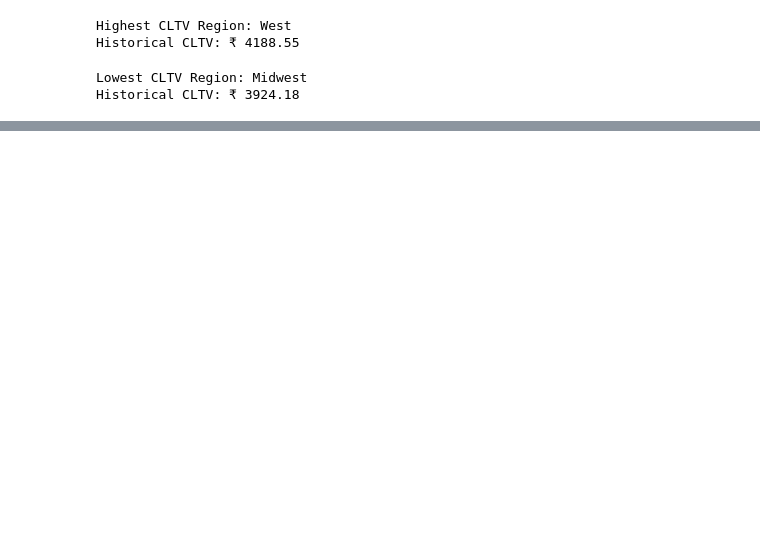
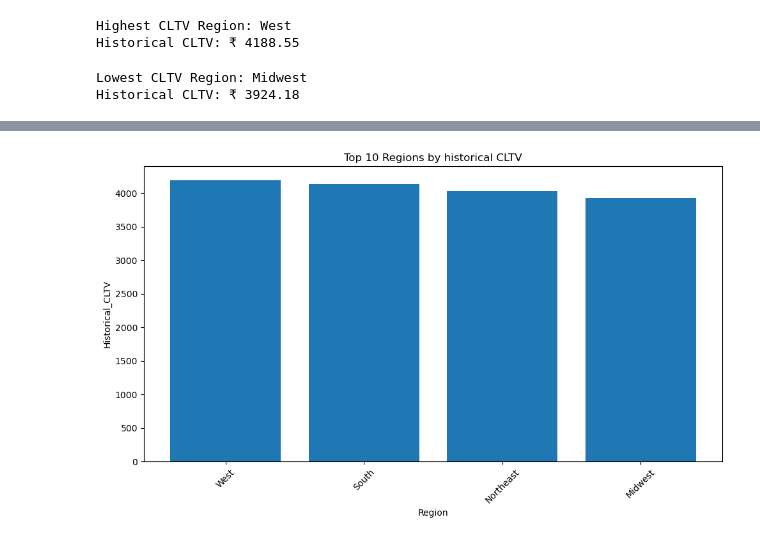
Before and after one commit to Shravani-salunke/Data-Analytics-Project2, a Jupyter notebook: notebook/eda.ipynb, the cells around one changed output, grey strips where cells are left out. Saved outputs shown, nothing was run; the diff lists cells and outputs as text; code cells hidden in the pictures; blank space fills up the shorter version.

Commit message:
visualization: analyze CLTV metrics by region

```diff
--- a/notebook/eda.ipynb
+++ b/notebook/eda.ipynb
@@ -738,0 +741,15 @@ region_cltv.describe().round(2)
+# %%
+top10=region_cltv.sort_values(
+    by="Historical_CLTV",
+    ascending=False
+).head(10)
+plt.figure(figsize=(10,6))
+plt.bar(top10.index,top10["Historical_CLTV"])
+plt.title("Top 10 Regions by historical CLTV")
+plt.xlabel("Region")
+plt.ylabel("Historical_CLTV")
+plt.xticks(rotation=45)
+plt.tight_layout()
+plt.show()
+# %% [output]
+[figure, added]
```
Also changed, not shown: parts of 4 cells of this notebook.
